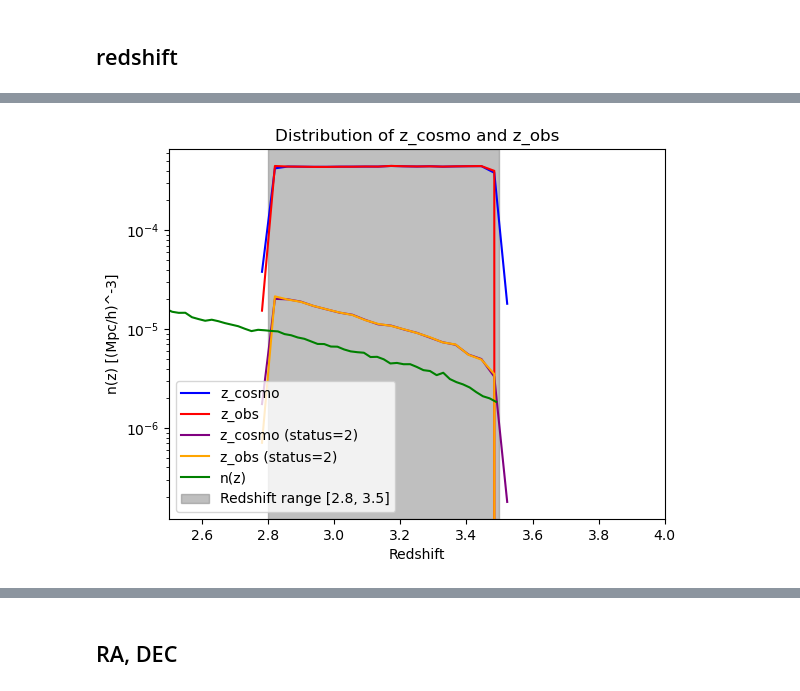
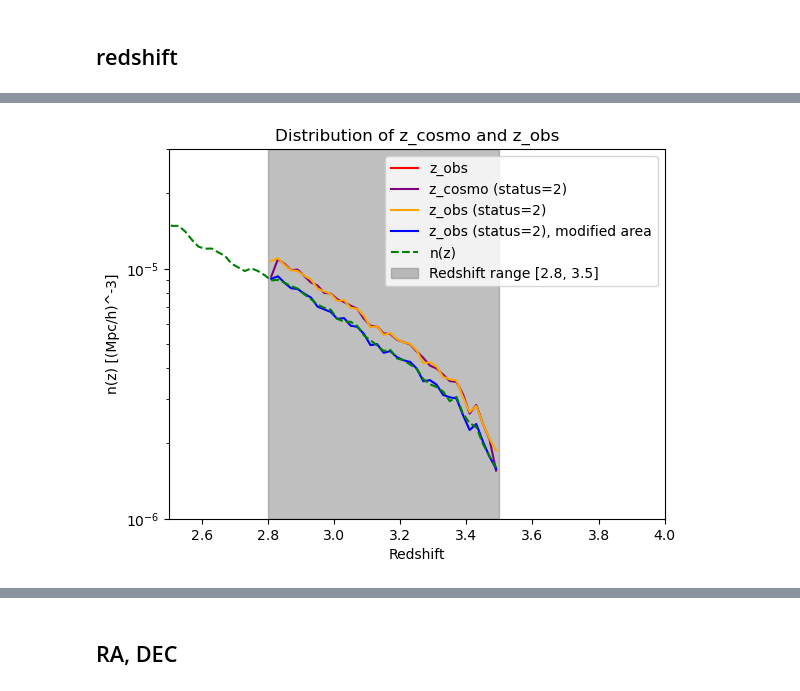
Before and after one commit to SiyiZhao/fihobi, a Jupyter notebook: lightcone/output.ipynb, the cells around one changed output, grey strips where cells are left out. Cells and saved outputs as stored; diff of their text form; code cells hidden in the pictures.

```diff
--- a/lightcone/output.ipynb
+++ b/lightcone/output.ipynb
@@ -7,6 +7,10 @@ import numpy as np
 import matplotlib.pyplot as plt
 # %%
 data = np.loadtxt('/pscratch/sd/s/siyizhao/fihobi/lc_test/test_prep_cutsky/cutsky_N_2.8_3.5.dat')
+nz_ref = np.loadtxt('/global/cfs/cdirs/desi/survey/catalogs/DA2/LSS/loa-v1/LSScats/v2/PIP/QSO_NGC_nz.txt')
+area = 7417.4268 #deg^2, for the file above
+area_tiles = 8752.0 # deg^2, provided by Cheng
+nz_input = np.loadtxt('/global/homes/s/siyizhao/projects/fihobi/data/nz/QSO_NGC_nz_v2.txt')
 # %%
 ra = data[:,0]
 dec = data[:,1]
@@ -72,7 +54,4 @@ def angular_diameter_distance(z):
 # %%
-# nz_ref = np.loadtxt('/global/cfs/cdirs/desi/survey/catalogs/DA2/LSS/loa-v1/LSScats/v1.1/PIP/LRG_NGC_nz.txt')
-nz_ref = np.loadtxt('/global/cfs/cdirs/desi/survey/catalogs/DA2/LSS/loa-v1/LSScats/v2/PIP/QSO_SGC_nz.txt')
-area = 3754.5608 #deg^2, for the file above
 zmid = nz_ref[:,0]
 zlow = nz_ref[:,1]
 zhigh = nz_ref[:,2]
@@ -80,9 +59,6 @@ nz_ref_density = nz_ref[:,3] # (Mpc/h)^-3
 Nbin = nz_ref[:,4]
 Vol_bin = nz_ref[:,5]
 
-h=0.6736
-N_ref = np.zeros(len(zmid))
-for i in range(len(zmid)):
-    V_zbin = area/3 * (np.pi/180)**2 * ( comoving_distance(zhigh[i])**3 - comoving_distance(zlow[i])**3 ) # (Mpc/h)^3
-    N_ref[i] = nz_ref[i,3] * V_zbin # / (h**3)
+zmid_in = nz_input[:,0]
+nz_in = nz_input[:,1]
 # %%
@@ -92,0 +97,6 @@ for i in range(len(zmid)):
+# %%
+zbins = zhigh[(zhigh>=2.8) & (zhigh<=3.5)]
+zbins_cen = 0.5 * (zbins[1:] + zbins[:-1])
+
+mask = (zmid>=2.8) & (zmid<=3.5)
+zbins, zbins_cen-zmid[mask]
@@ -93,9 +111,5 @@ for i in range(len(zmid)):
 # %%
-z_min = min(z_cosmo.min(), z_obs.min())
-z_max = max(z_cosmo.max(), z_obs.max())
-z_bins = np.linspace(z_min, z_max, 21)
-z_bins_cen = 0.5 * (z_bins[:-1] + z_bins[1:])
-hist_z_cosmo, bin_edges = np.histogram(z_cosmo, bins=z_bins)
-hist_z_obs, bin_edges = np.histogram(z_obs, bins=z_bins)
-hist_z_cosmo_status2, bin_edges = np.histogram(z_cosmo[status == 2], bins=z_bins)
-hist_z_obs_status2, bin_edges = np.histogram(z_obs[status == 2], bins=z_bins)
+hist_z_cosmo, bin_edges = np.histogram(z_cosmo, bins=zbins)
+hist_z_obs, bin_edges = np.histogram(z_obs, bins=zbins)
+hist_z_cosmo_status2, bin_edges = np.histogram(z_cosmo[status == 2], bins=zbins)
+hist_z_obs_status2, bin_edges = np.histogram(z_obs[status == 2], bins=zbins)
@@ -110,17 +131,19 @@ for i in range(len(z_bins_cen)):
 # %%
-plt.plot(z_bins_cen, hist_z_cosmo/Vz_bins, label='z_cosmo', color='blue')
-plt.plot(z_bins_cen, hist_z_obs/Vz_bins, label='z_obs', color='red')
-plt.plot(z_bins_cen, hist_z_cosmo_status2/Vz_bins, label='z_cosmo (status=2)', color='purple')
-plt.plot(z_bins_cen, hist_z_obs_status2/Vz_bins, label='z_obs (status=2)', color='orange')
-plt.plot(zmid, nz_ref_density, label='n(z)', color='green')
+plt.plot(zmid[mask], hist_z_obs/Vol_bin[mask], label='z_obs', color='red')
+plt.plot(zmid[mask], hist_z_cosmo_status2/Vol_bin[mask], label='z_cosmo (status=2)', color='purple')
+plt.plot(zmid[mask], hist_z_obs_status2/Vol_bin[mask], label='z_obs (status=2)', color='orange')
+plt.plot(zmid[mask], hist_z_obs_status2/(Vol_bin[mask] * area_tiles/area), label='z_obs (status=2), modified area', color='blue')
+plt.plot(zmid, nz_ref_density, '--', label='n(z)', color='green')
+# plt.plot(zmid_in, nz_in, '--', label='Reference n(z)', color='blue')
 plt.axvspan(2.8, 3.5, color='gray', alpha=0.5, label='Redshift range [2.8, 3.5]')
 plt.xlim(2.5, 4)
+plt.ylim(1e-6, 3e-5)
 plt.yscale('log')
 plt.xlabel('Redshift')
 plt.ylabel('n(z) [(Mpc/h)^-3]')
 plt.title('Distribution of z_cosmo and z_obs')
 plt.legend()
 plt.show()
 # %% [output]
-[figure, old version]
+[figure, new version]
 # %%
```
Also changed, not shown: parts of 11 cells of this notebook.
